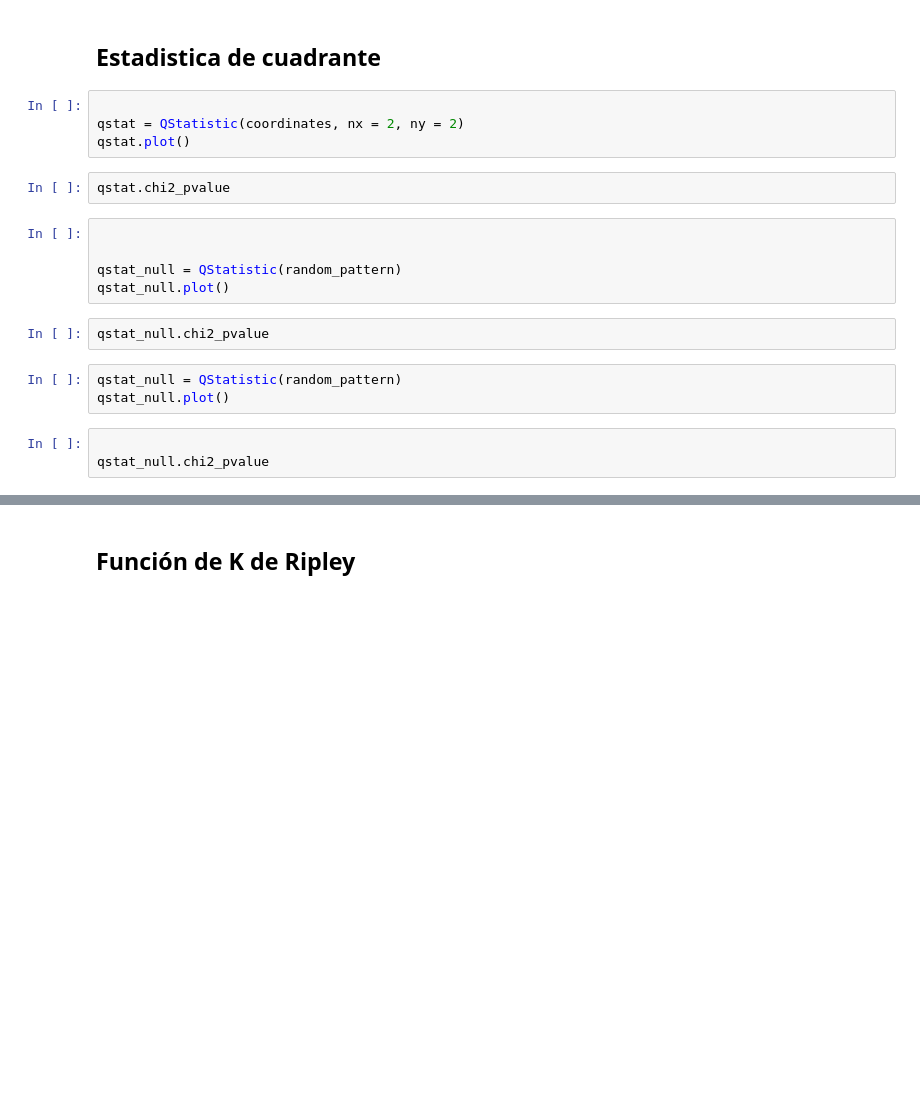
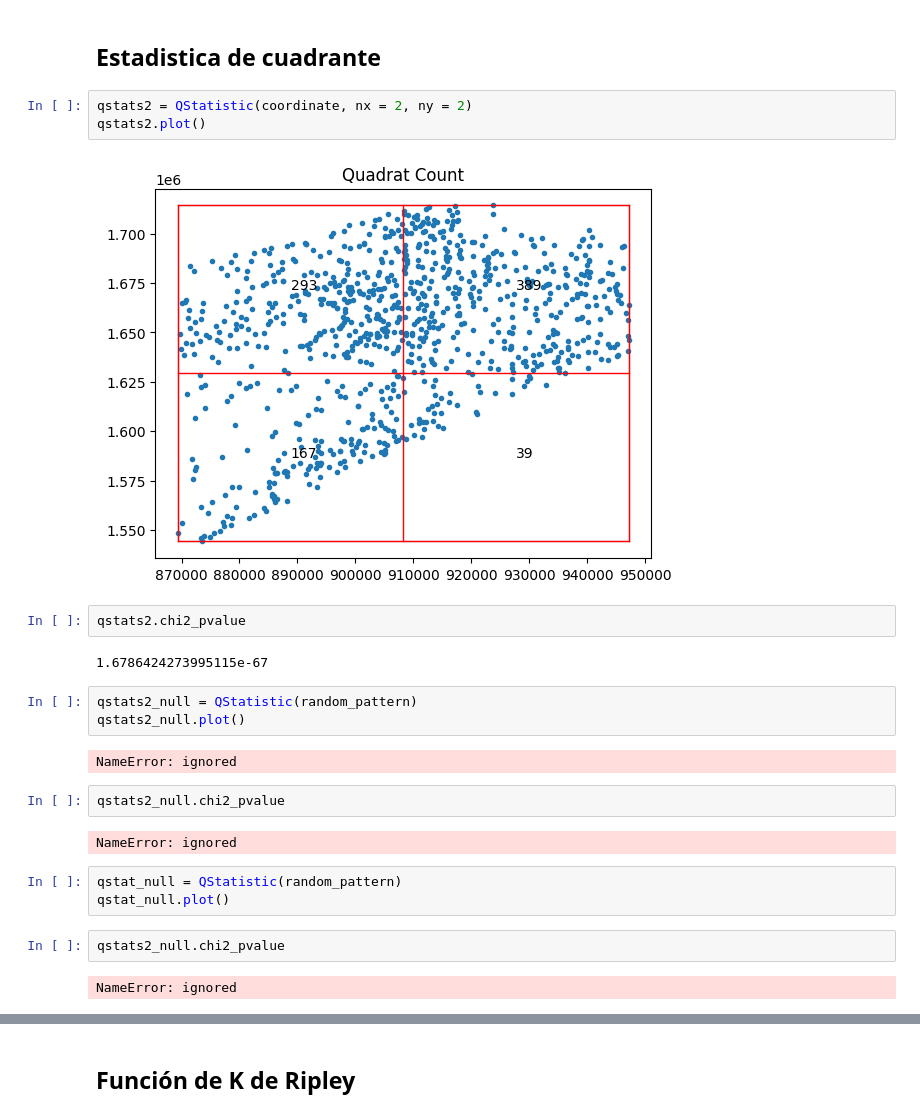
Before and after one commit to Anggarciaar/Proyecto_AnalisisGeoespacial, a Jupyter notebook: analisis_de_puntos.ipynb, the cells around one changed output, grey strips where cells are left out. Drawn from its saved outputs; the diff is of its cells as text; blank space fills up the shorter version.

```diff
--- a/analisis_de_puntos.ipynb
+++ b/analisis_de_puntos.ipynb
@@ -329,22 +331,28 @@ plt.show()
 # %% [markdown]
 ## Estadistica de cuadrante
 # %%
-
-qstat = QStatistic(coordinates, nx = 2, ny = 2)
-qstat.plot()
+qstats2 = QStatistic(coordinate, nx = 2, ny = 2)
+qstats2.plot()
+# %% [output]
+[figure, added]
 # %%
-qstat.chi2_pvalue
+qstats2.chi2_pvalue
+# %% [output]
+1.6786424273995115e-67
 # %%
-
-
-qstat_null = QStatistic(random_pattern)
-qstat_null.plot()
+qstats2_null = QStatistic(random_pattern)
+qstats2_null.plot()
+# %% [output]
+NameError: ignored
 # %%
-qstat_null.chi2_pvalue
+qstats2_null.chi2_pvalue
+# %% [output]
+NameError: ignored
 # %%
 qstat_null = QStatistic(random_pattern)
 qstat_null.plot()
-# %%
-
-qstat_null.chi2_pvalue
+# %%
+qstats2_null.chi2_pvalue
+# %% [output]
+NameError: ignored
 # %%
```
Also changed, not shown: parts of 14 cells of this notebook.
